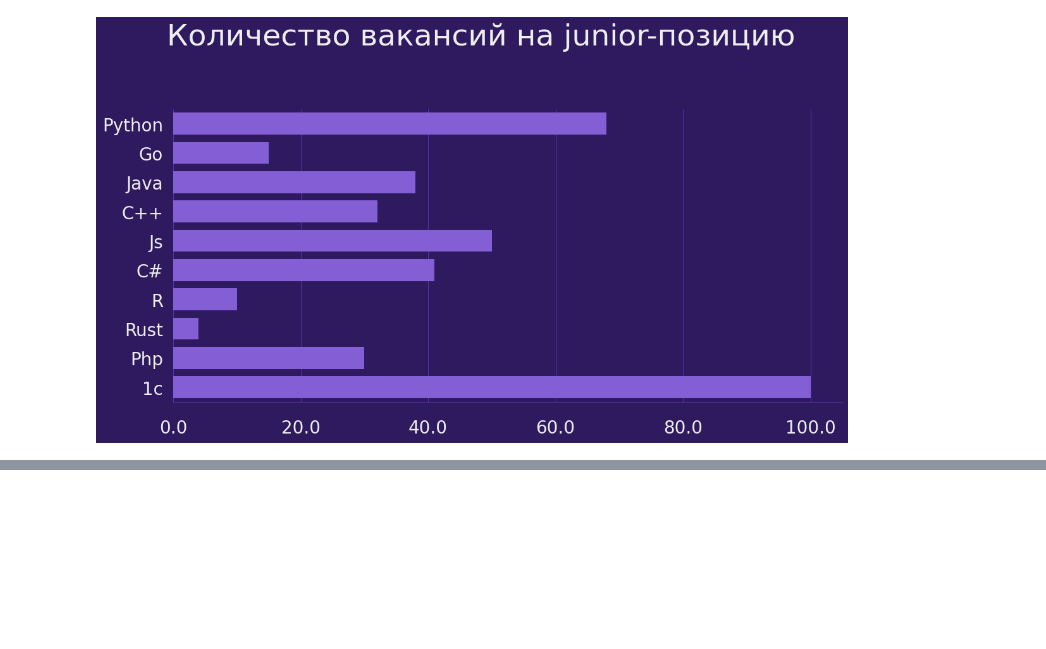
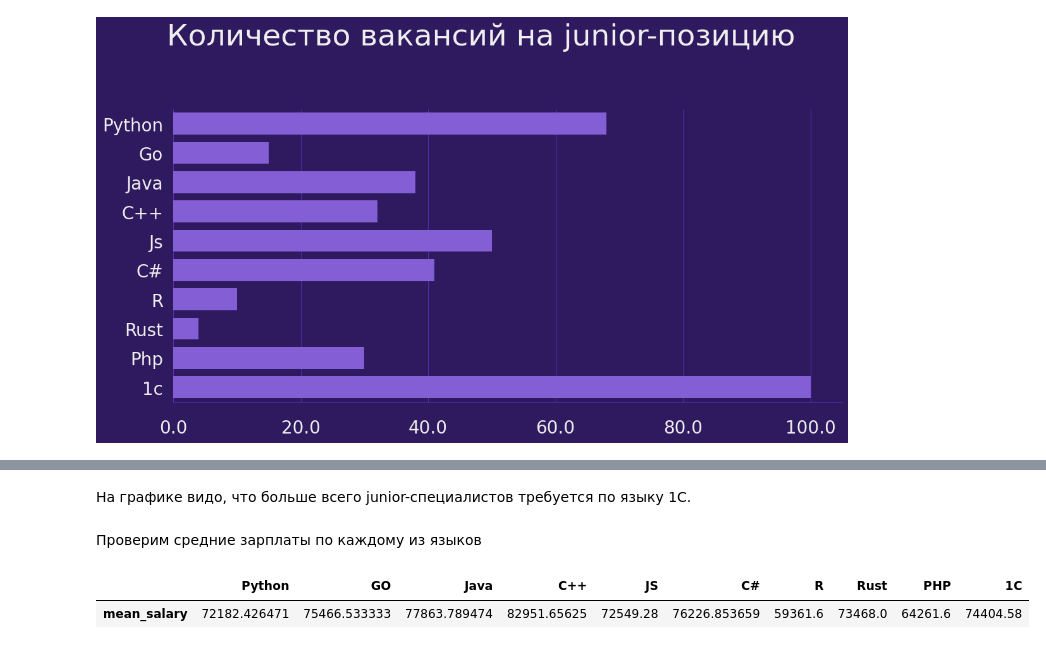
Before and after one commit to sariya23/analysis_hh_vacancies, a Jupyter notebook: main.ipynb, the cells around one changed output, grey strips where cells are left out. Cells and saved outputs as stored; diff of their text form; code cells hidden in the pictures; blank space fills up the shorter version.

```diff
--- a/main.ipynb
+++ b/main.ipynb
@@ -201,0 +147,4 @@ SyntaxError: not a PNG file (<string>)
+# %% [markdown]
+На графике видо, что больше всего junior-специалистов требуется по языку 1C.
+# %% [markdown]
+Проверим средние зарплаты по каждому из языков
@@ -201,0 +167,5 @@ SyntaxError: not a PNG file (<string>)
+# %%
+df_prog_langs_salary
+# %% [output]
+|  | Python | GO | Java | C++ | JS | C# | R | Rust | PHP | 1C |
+| mean_salary | 72182.426471 | 75466.533333 | 77863.789474 | 82951.65625 | 72549.28 | 76226.853659 | 59361.6 | 73468.0 | 64261.6 | 74404.58 |
```
Also changed, not shown: parts of 10 cells of this notebook.
